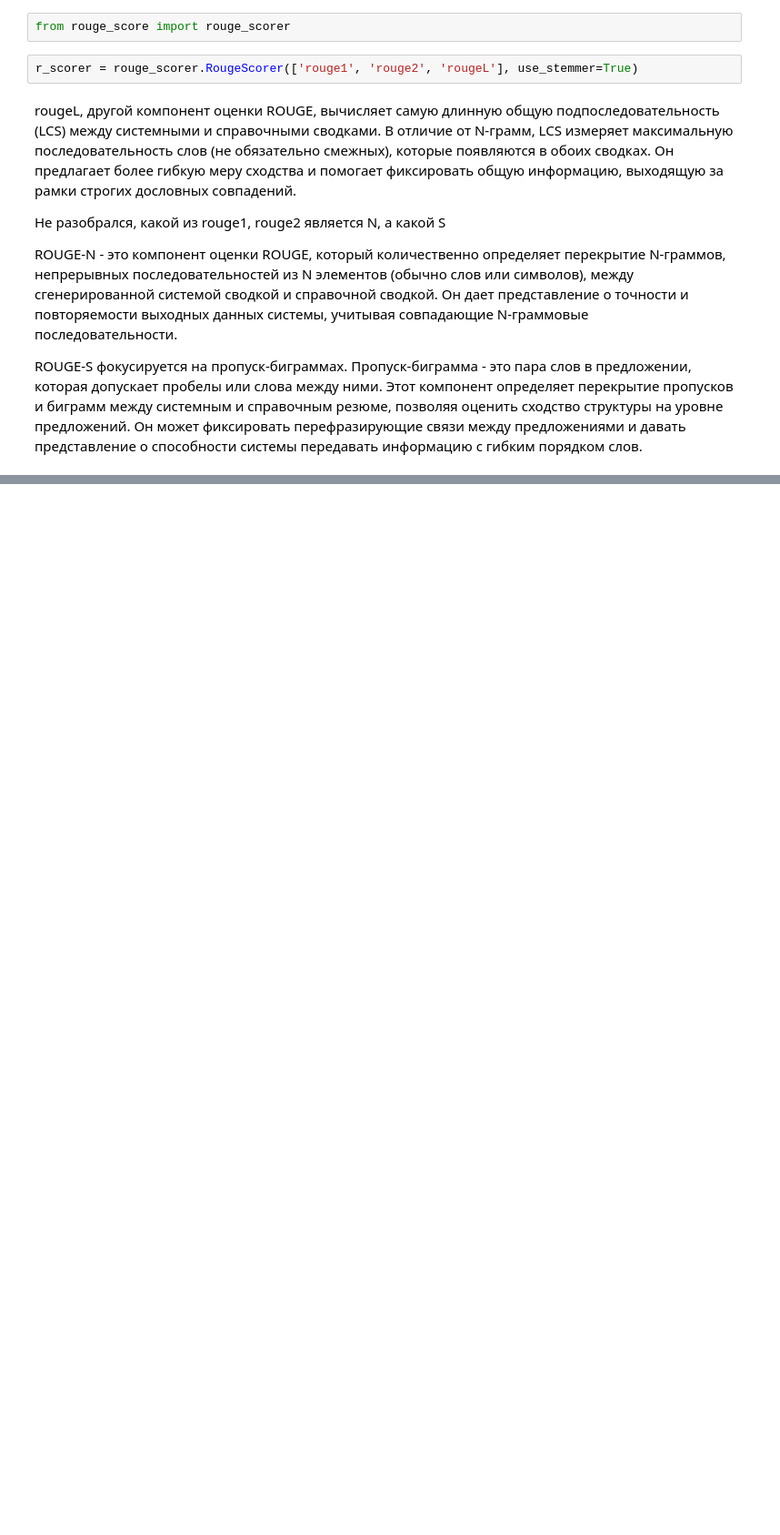
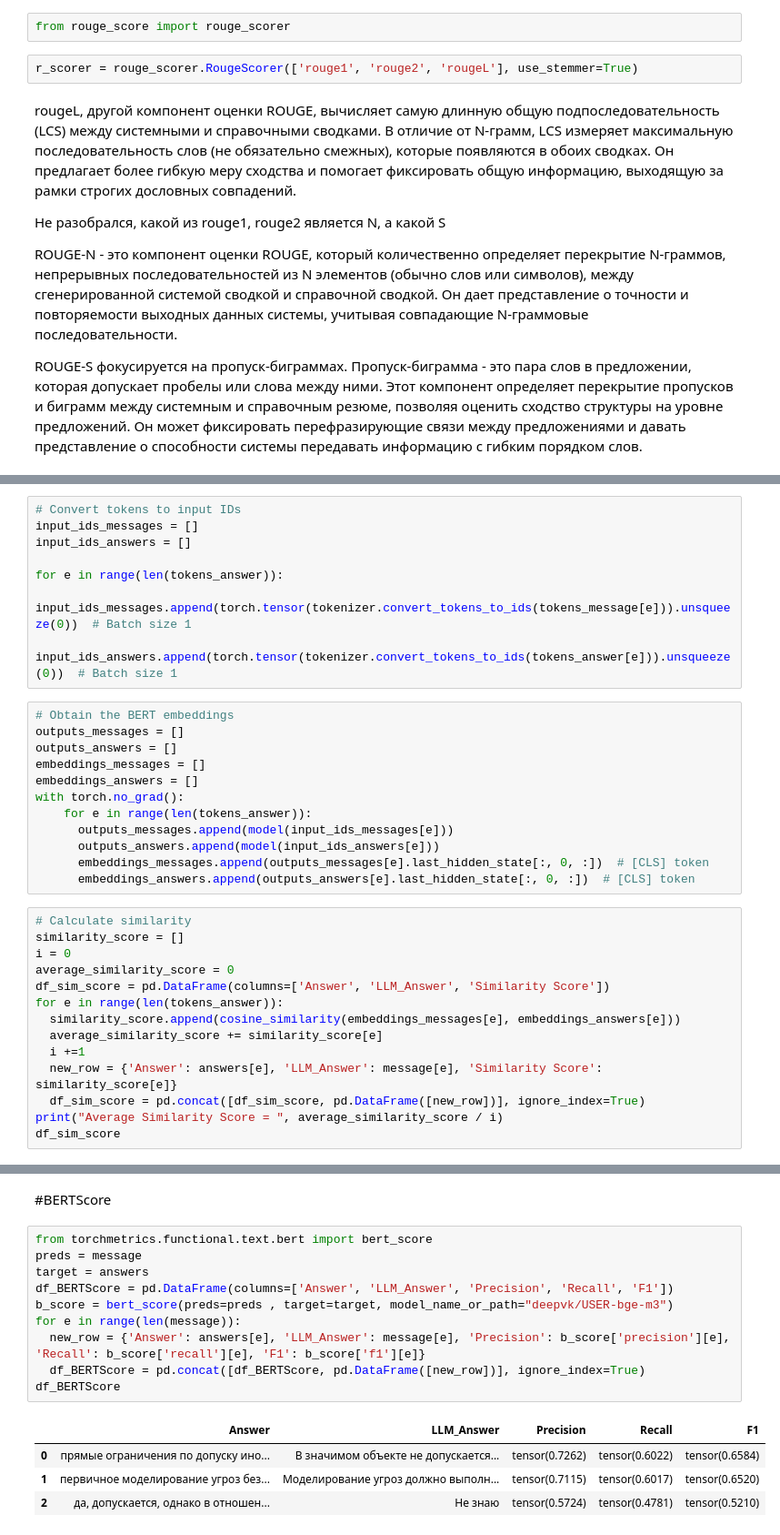
Before and after one commit to qqushka/USS-ChatOps, a Jupyter notebook: ZagidulinAlexandr/Metrics.ipynb, the cells around one changed output, grey strips where cells are left out. Shown at 91% size. Saved outputs shown, nothing was run; the diff lists cells and outputs as text; blank space fills up the shorter version.

```diff
--- a/ZagidulinAlexandr/Metrics.ipynb
+++ b/ZagidulinAlexandr/Metrics.ipynb
@@ -472,0 +243,34 @@ client=SentenceTransformer(
+# %%
+# Convert tokens to input IDs
+input_ids_messages = []
+input_ids_answers = []
+
+for e in range(len(tokens_answer)):
+  input_ids_messages.append(torch.tensor(tokenizer.convert_tokens_to_ids(tokens_message[e])).unsqueeze(0))  # Batch size 1
+  input_ids_answers.append(torch.tensor(tokenizer.convert_tokens_to_ids(tokens_answer[e])).unsqueeze(0))  # Batch size 1
+# %%
+# Obtain the BERT embeddings
+outputs_messages = []
+outputs_answers = []
+embeddings_messages = []
+embeddings_answers = []
+with torch.no_grad():
+    for e in range(len(tokens_answer)):
+      outputs_messages.append(model(input_ids_messages[e]))
+      outputs_answers.append(model(input_ids_answers[e]))
+      embeddings_messages.append(outputs_messages[e].last_hidden_state[:, 0, :])  # [CLS] token
+      embeddings_answers.append(outputs_answers[e].last_hidden_state[:, 0, :])  # [CLS] token
+# %%
+# Calculate similarity
+similarity_score = []
+i = 0
+average_similarity_score = 0
+df_sim_score = pd.DataFrame(columns=['Answer', 'LLM_Answer', 'Similarity Score'])
+for e in range(len(tokens_answer)):
+  similarity_score.append(cosine_similarity(embeddings_messages[e], embeddings_answers[e]))
+  average_similarity_score += similarity_score[e]
+  i +=1
+  new_row = {'Answer': answers[e], 'LLM_Answer': message[e], 'Similarity Score': similarity_score[e]}
+  df_sim_score = pd.concat([df_sim_score, pd.DataFrame([new_row])], ignore_index=True)
+print("Average Similarity Score = ", average_similarity_score / i)
+df_sim_score
@@ -472,0 +283,17 @@ client=SentenceTransformer(
+# %% [markdown]
+#BERTScore
+# %%
+from torchmetrics.functional.text.bert import bert_score
+preds = message
+target = answers
+df_BERTScore = pd.DataFrame(columns=['Answer', 'LLM_Answer', 'Precision', 'Recall', 'F1'])
+b_score = bert_score(preds=preds , target=target, model_name_or_path="deepvk/USER-bge-m3")
+for e in range(len(message)):
+  new_row = {'Answer': answers[e], 'LLM_Answer': message[e], 'Precision': b_score['precision'][e], 'Recall': b_score['recall'][e], 'F1': b_score['f1'][e]}
+  df_BERTScore = pd.concat([df_BERTScore, pd.DataFrame([new_row])], ignore_index=True)
+df_BERTScore
+# %% [output]
+|  | Answer | LLM_Answer | Precision | Recall | F1 |
+| 0 | прямые ограничения по допуску ино... | В значимом объекте не допускается... | tensor(0.7262) | tensor(0.6022) | tensor(0.6584) |
+| 1 | первичное моделирование угроз без... | Моделирование угроз должно выполн... | tensor(0.7115) | tensor(0.6017) | tensor(0.6520) |
+| 2 | да, допускается, однако в отношен... | Не знаю | tensor(0.5724) | tensor(0.4781) | tensor(0.5210) |
```
Also changed, not shown: parts of 60 cells of this notebook, 1 other file.
